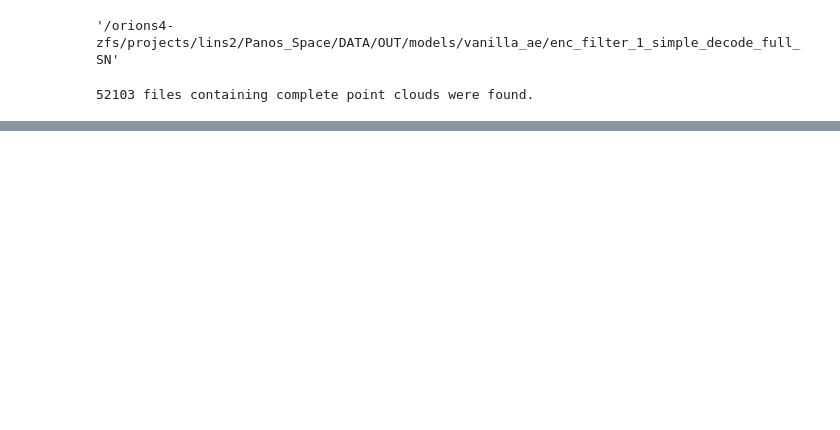
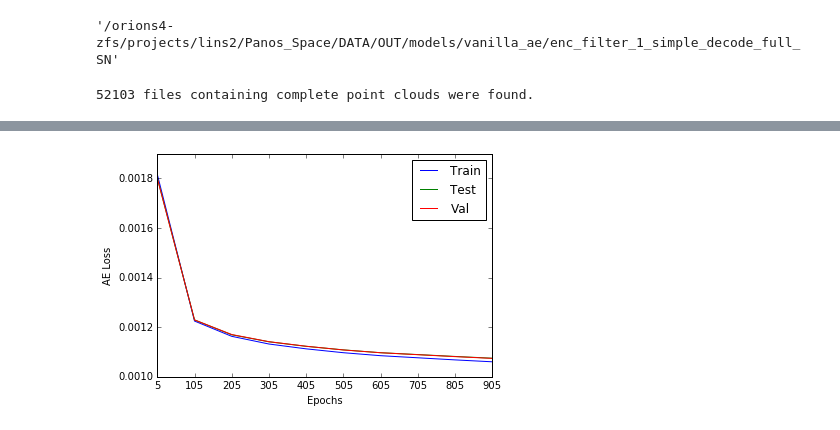
Before and after one commit to optas/tf_lab, a Jupyter notebook: notebooks/panos/simple_ae_full_sn.ipynb, the cells around one changed output, grey strips where cells are left out. Drawn from its saved outputs; the diff is of its cells as text; code cells hidden in the pictures; blank space fills up the shorter version.

```diff
--- a/notebooks/panos/simple_ae_full_sn.ipynb
+++ b/notebooks/panos/simple_ae_full_sn.ipynb
@@ -89,4 +121,4 @@ ae.train(train_data, conf)
 # %%
-# saved_epochs = read_saved_epochs(conf.train_dir)
-# epochs = saved_epochs[::len(saved_epochs)/10]
-# stats = eval_model(ae, conf, [train_data, test_data, val_data], epochs=epochs, verbose=True)
+saved_epochs = read_saved_epochs(conf.train_dir)
+epochs = saved_epochs[::len(saved_epochs)/10]
+stats = eval_model(ae, conf, [train_data, test_data, val_data], epochs=epochs, verbose=True)
@@ -93,4 +146,6 @@ ae.train(train_data, conf)
 # %%
-# top_save_dir = osp.join(top_data_dir, 'OUT/model_evaluation/vanilla_ae/full_sn', experiment_name)
-# plot_train_val_test_curves(stats, top_save_dir, has_validation=True, best_epoch=None, show=True)
+top_save_dir = osp.join(top_data_dir, 'OUT/model_evaluation/vanilla_ae/full_sn', experiment_name)
+plot_train_val_test_curves(stats, top_save_dir, has_validation=True, best_epoch=None, show=True)
+# %% [output]
+[figure, added]
 # %%
```
Also changed, not shown: parts of 3 cells of this notebook, 3 other files.
